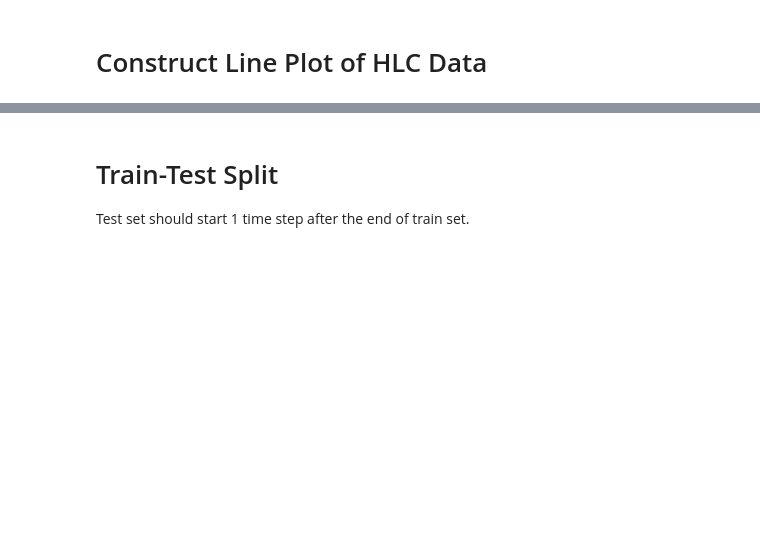
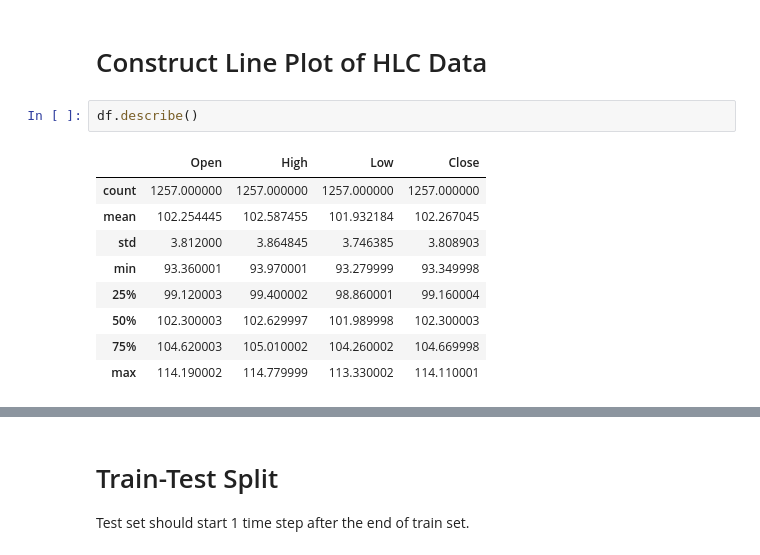
Before and after one commit to sakisv/msc_dws, a Jupyter notebook: 101-MachineLearning/02-KNN-TimeseriesForecasting/Timeseries_Forecasting.ipynb, the cells around one changed output, grey strips where cells are left out. Drawn from its saved outputs; the diff is of its cells as text; blank space fills up the shorter version.

```diff
--- a/101-MachineLearning/02-KNN-TimeseriesForecasting/Timeseries_Forecasting.ipynb
+++ b/101-MachineLearning/02-KNN-TimeseriesForecasting/Timeseries_Forecasting.ipynb
@@ -44,5 +44,17 @@ See https://pandas.pydata.org/docs/dev/whatsnew/v3.1.0.html#deprecation-inplace
 1257 rows × 5 columns
 # %% [markdown]
 # Construct Line Plot of HLC Data
+# %%
+df.describe()
+# %% [output]
+|  | Open | High | Low | Close |
+| count | 1257.000000 | 1257.000000 | 1257.000000 | 1257.000000 |
+| mean | 102.254445 | 102.587455 | 101.932184 | 102.267045 |
+| std | 3.812000 | 3.864845 | 3.746385 | 3.808903 |
+| min | 93.360001 | 93.970001 | 93.279999 | 93.349998 |
+| 25% | 99.120003 | 99.400002 | 98.860001 | 99.160004 |
+| 50% | 102.300003 | 102.629997 | 101.989998 | 102.300003 |
+| 75% | 104.620003 | 105.010002 | 104.260002 | 104.669998 |
+| max | 114.190002 | 114.779999 | 113.330002 | 114.110001 |
 # %%
 fig = px.line(df, x='Date', y=['High', 'Close', 'Low'], title='USD Price Index from 2021 to 2026')
```
Also changed, not shown: parts of 15 cells of this notebook.
